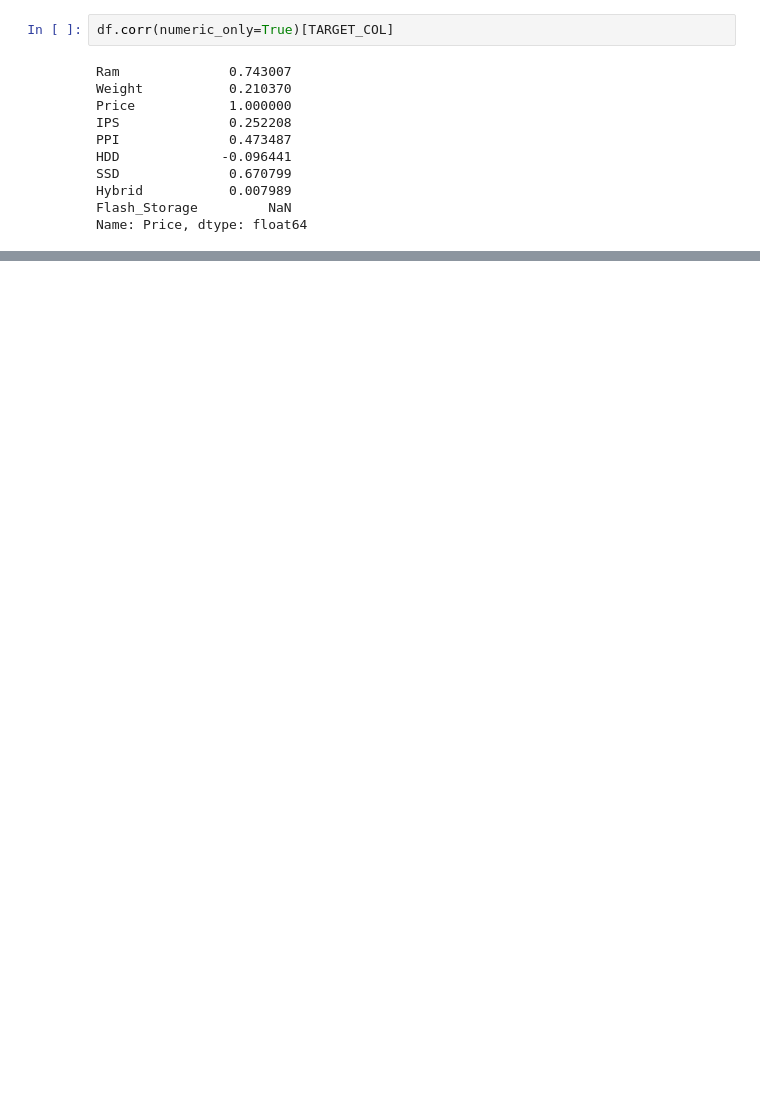
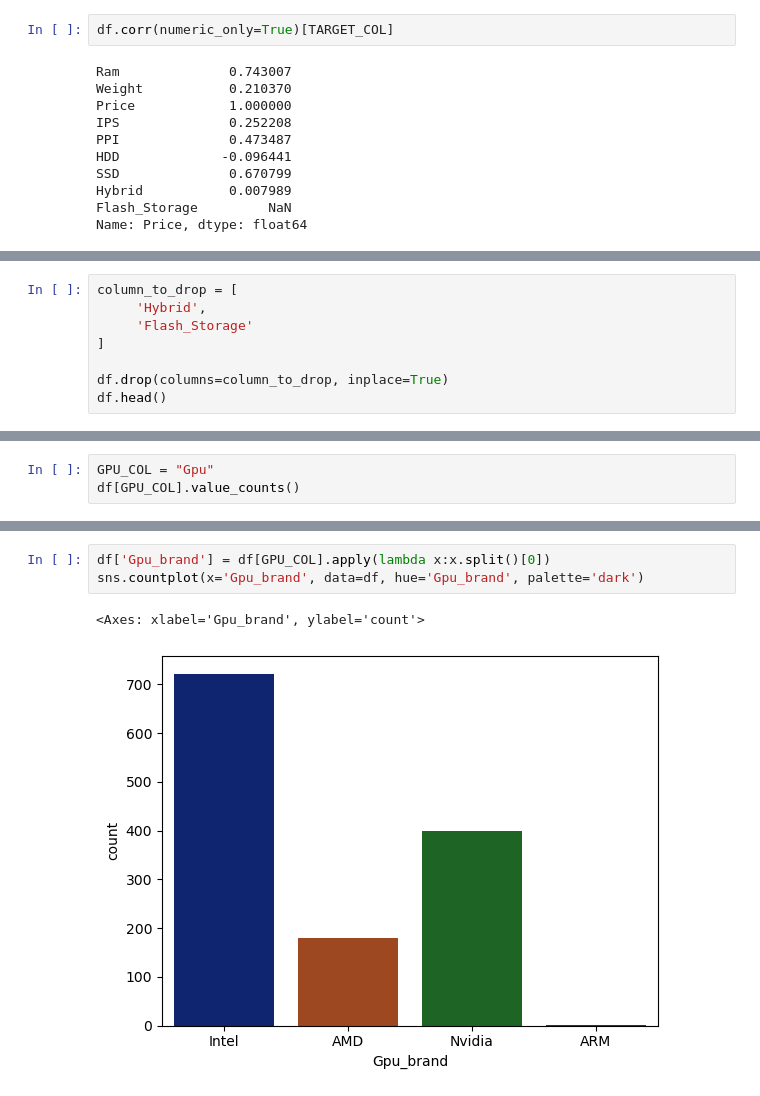
Before and after one commit to devloopcode/laptop_price_predictor, a Jupyter notebook: laptop_price_predicted.ipynb, the cells around one changed output, grey strips where cells are left out. Drawn from its saved outputs; the diff is of its cells as text; blank space fills up the shorter version.

```diff
--- a/laptop_price_predicted.ipynb
+++ b/laptop_price_predicted.ipynb
@@ -665,0 +684,8 @@ Name: Price, dtype: float64
+# %%
+column_to_drop = [
+     'Hybrid',
+     'Flash_Storage'
+]
+
+df.drop(columns=column_to_drop, inplace=True)
+df.head()
@@ -665,0 +699,3 @@ Name: Price, dtype: float64
+# %%
+GPU_COL = "Gpu"
+df[GPU_COL].value_counts()
@@ -665,0 +716,6 @@ Name: Price, dtype: float64
+# %%
+df['Gpu_brand'] = df[GPU_COL].apply(lambda x:x.split()[0])
+sns.countplot(x='Gpu_brand', data=df, hue='Gpu_brand', palette='dark')
+# %% [output]
+<Axes: xlabel='Gpu_brand', ylabel='count'>
+[figure, added]
```
Also changed, not shown: parts of 12 cells of this notebook.
